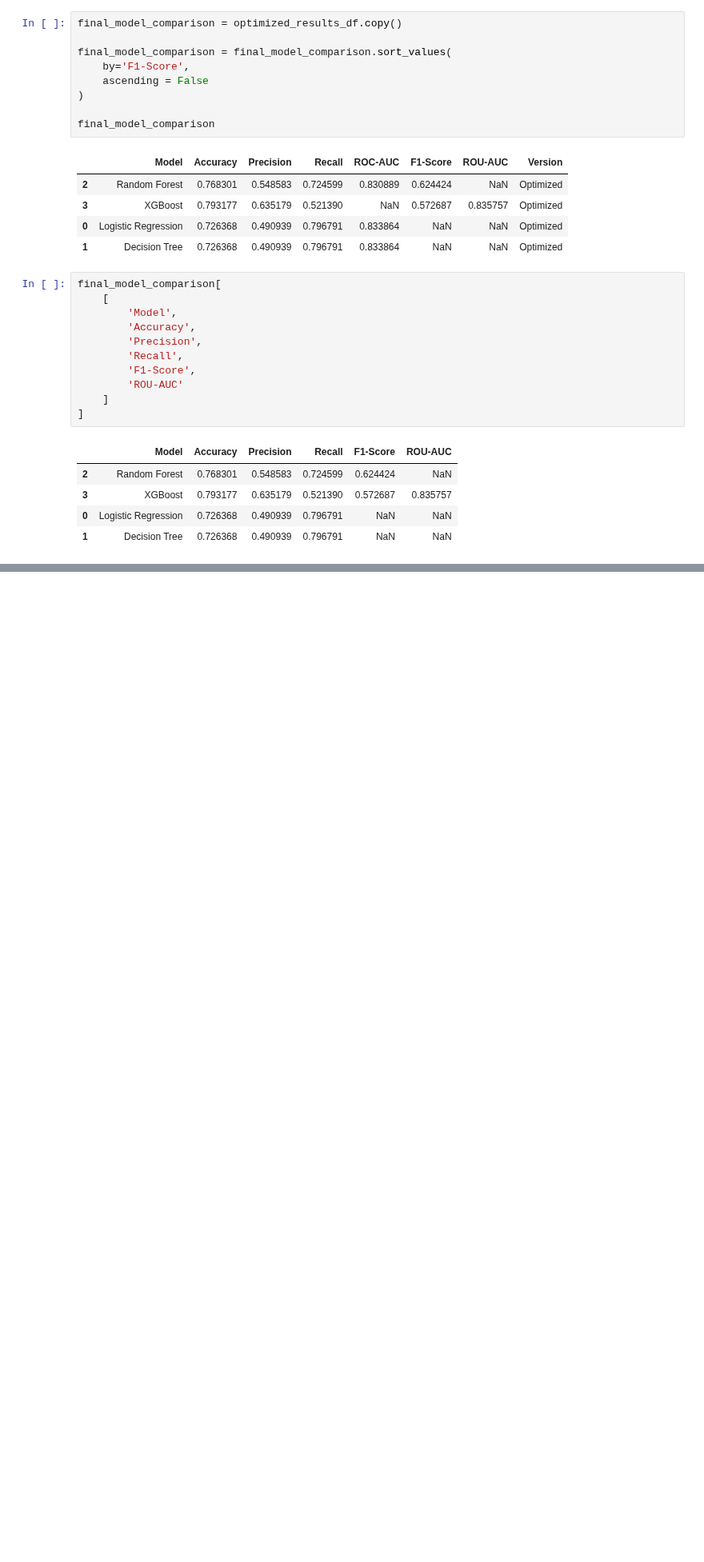
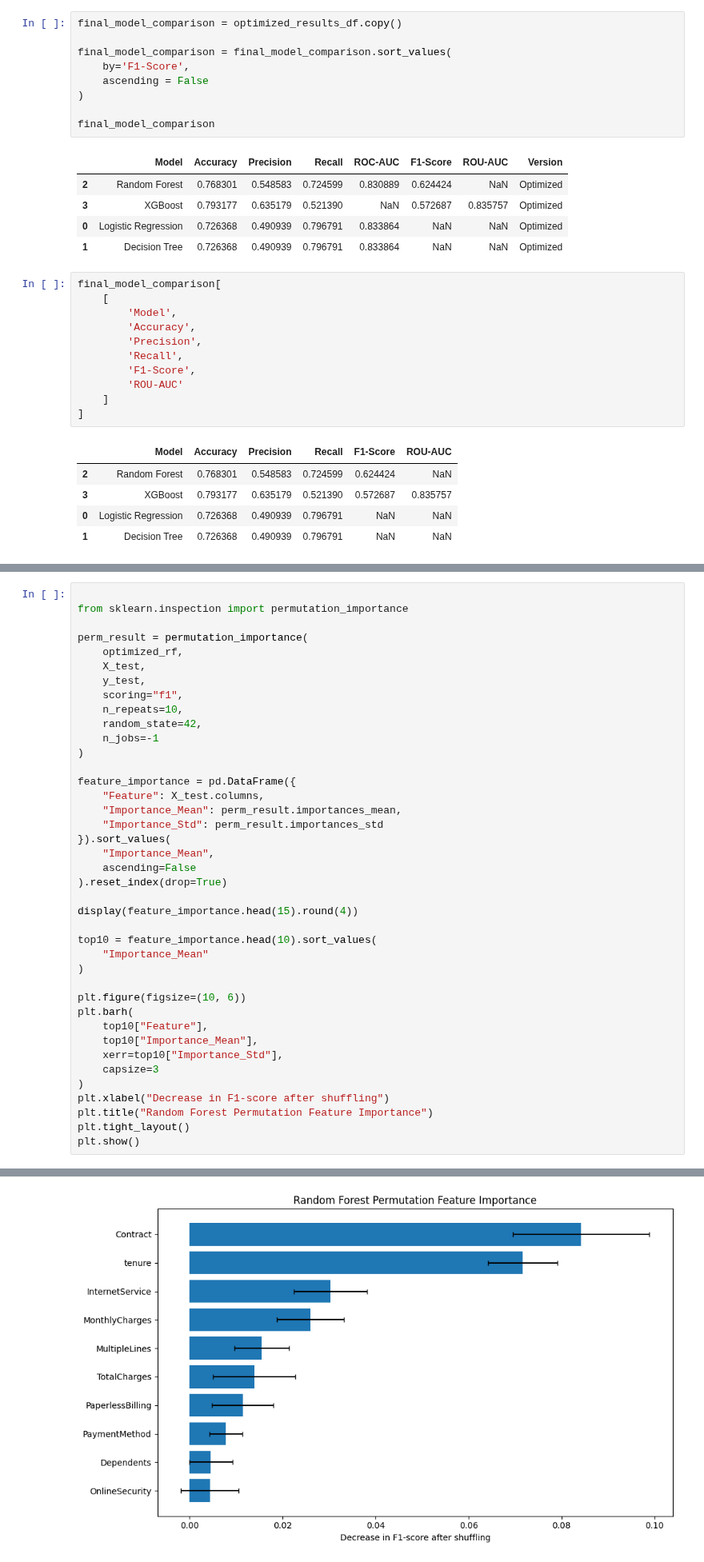
Before and after one commit to Domiclement/NEXAFRICA-CUSTOMER_CHURN_ANALYSIS, a Jupyter notebook: Customer_Churn_Analysis.ipynb, the cells around one changed output, grey strips where cells are left out. Shown at 80% size. Cells and saved outputs as stored; diff of their text form; blank space fills up the shorter version.

```diff
--- a/Customer_Churn_Analysis.ipynb
+++ b/Customer_Churn_Analysis.ipynb
@@ -2069,0 +2678,41 @@ final_model_comparison[
+# %%
+
+from sklearn.inspection import permutation_importance
+
+perm_result = permutation_importance(
+    optimized_rf,
+    X_test,
+    y_test,
+    scoring="f1",
+    n_repeats=10,
+    random_state=42,
+    n_jobs=-1
+)
+
+feature_importance = pd.DataFrame({
+    "Feature": X_test.columns,
+    "Importance_Mean": perm_result.importances_mean,
+    "Importance_Std": perm_result.importances_std
+}).sort_values(
+    "Importance_Mean",
+    ascending=False
+).reset_index(drop=True)
+
+display(feature_importance.head(15).round(4))
+
+top10 = feature_importance.head(10).sort_values(
+    "Importance_Mean"
+)
+
+plt.figure(figsize=(10, 6))
+plt.barh(
+    top10["Feature"],
+    top10["Importance_Mean"],
+    xerr=top10["Importance_Std"],
+    capsize=3
+)
+plt.xlabel("Decrease in F1-score after shuffling")
+plt.title("Random Forest Permutation Feature Importance")
+plt.tight_layout()
+plt.show()
+# %% [output]
@@ -2069,0 +2735 @@ final_model_comparison[
+[figure, added]
```
Also changed, not shown: parts of 30 cells of this notebook.
